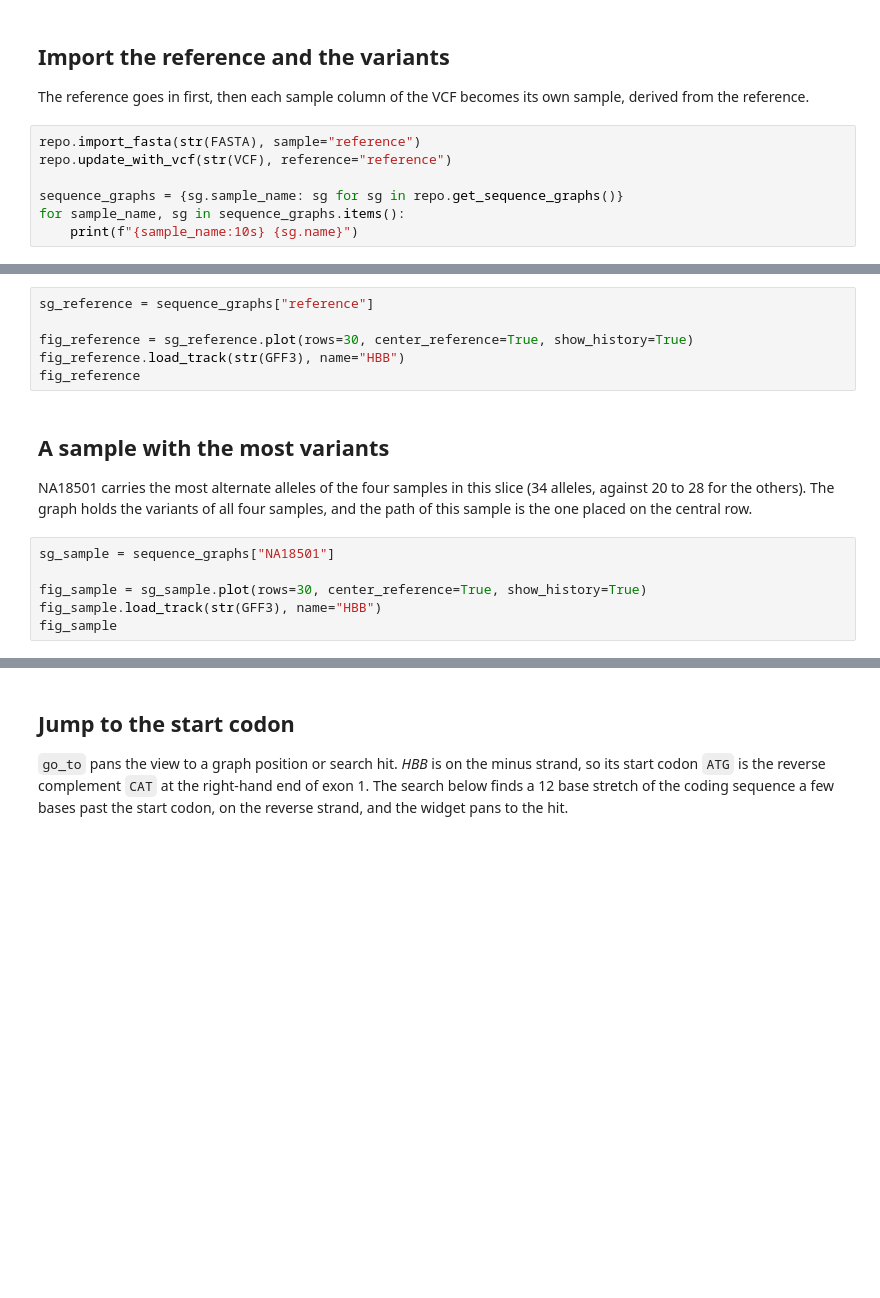
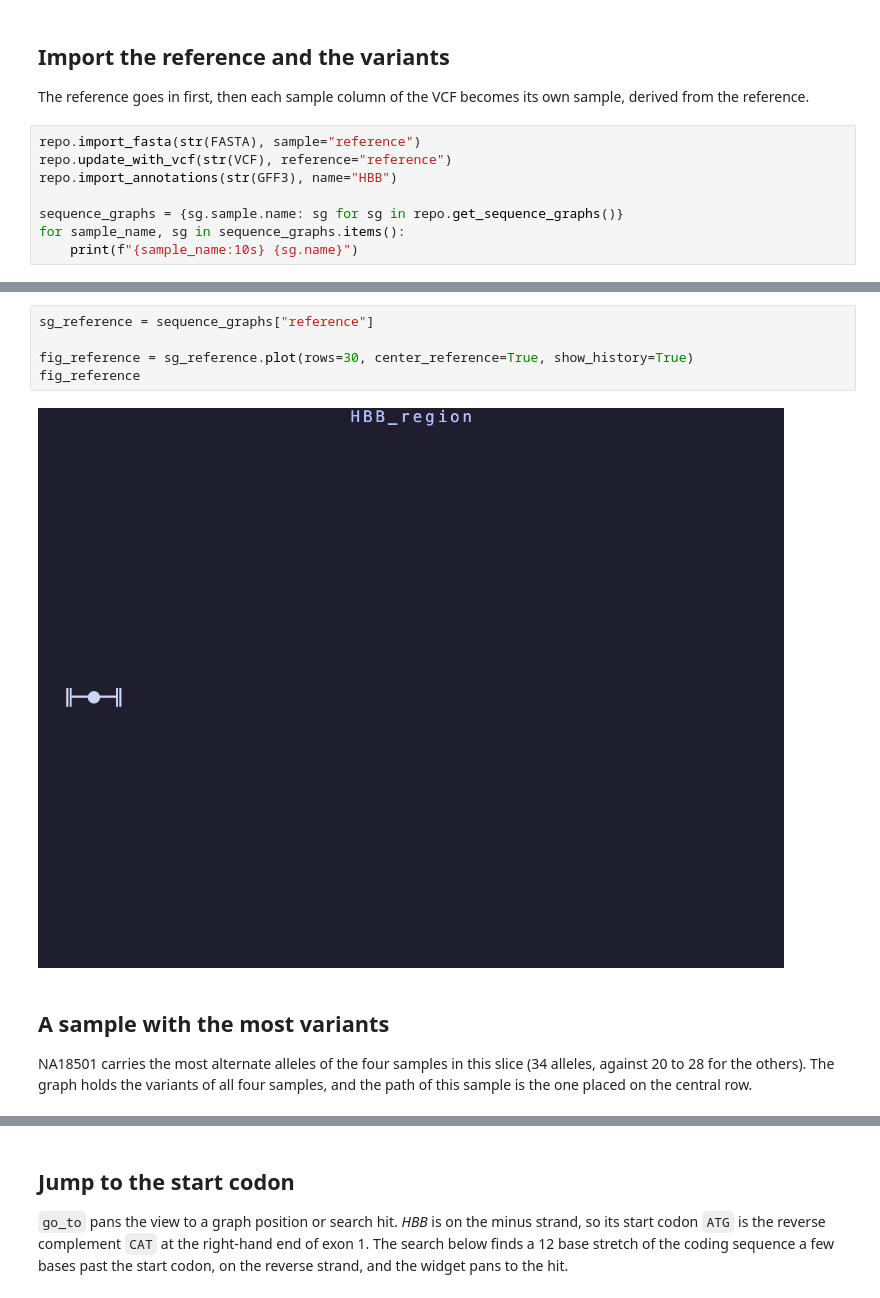
Before and after one commit to genhub-bio/gen, a Jupyter notebook: examples/hbb_reference_centering/Analysis.ipynb, the cells around one changed output, grey strips where cells are left out. Drawn from its saved outputs; the diff is of its cells as text; blank space fills up the shorter version.

```diff
--- a/examples/hbb_reference_centering/Analysis.ipynb
+++ b/examples/hbb_reference_centering/Analysis.ipynb
@@ -36,7 +36,8 @@ The reference goes in first, then each sample column of the VCF becomes its own
 # %%
 repo.import_fasta(str(FASTA), sample="reference")
 repo.update_with_vcf(str(VCF), reference="reference")
+repo.import_annotations(str(GFF3), name="HBB")
 
-sequence_graphs = {sg.sample_name: sg for sg in repo.get_sequence_graphs()}
+sequence_graphs = {sg.sample.name: sg for sg in repo.get_sequence_graphs()}
 for sample_name, sg in sequence_graphs.items():
     print(f"{sample_name:10s} {sg.name}")
@@ -49,16 +60,11 @@ Loading the GFF3 file adds the gene, transcript, exon and coding-sequence featur
 # %%
 sg_reference = sequence_graphs["reference"]
 
 fig_reference = sg_reference.plot(rows=30, center_reference=True, show_history=True)
-fig_reference.load_track(str(GFF3), name="HBB")
 fig_reference
+# %% [output]
+[figure, added]
 # %% [markdown]
 ## A sample with the most variants
 
 NA18501 carries the most alternate alleles of the four samples in this slice (34 alleles, against 20 to 28 for the others). The graph holds the variants of all four samples, and the path of this sample is the one placed on the central row.
-# %%
-sg_sample = sequence_graphs["NA18501"]
-
-fig_sample = sg_sample.plot(rows=30, center_reference=True, show_history=True)
-fig_sample.load_track(str(GFF3), name="HBB")
-fig_sample
```
Also changed, not shown: parts of 6 cells of this notebook, 1 other file.
